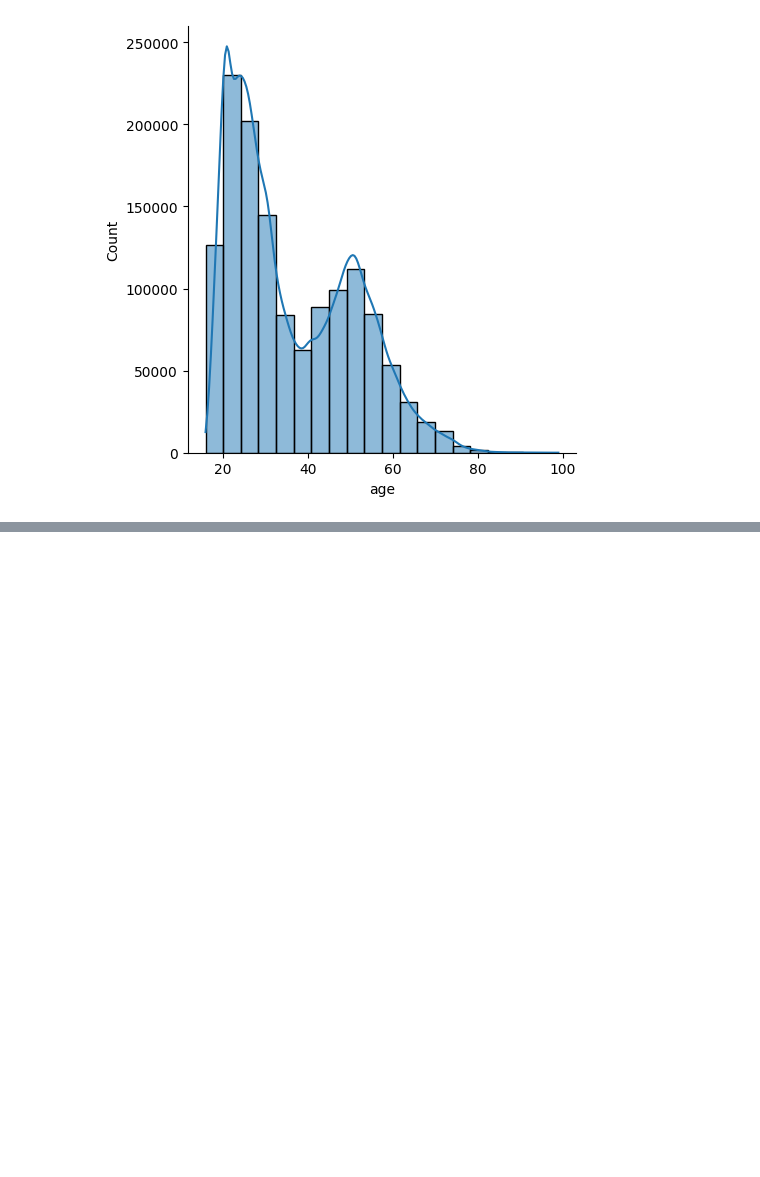
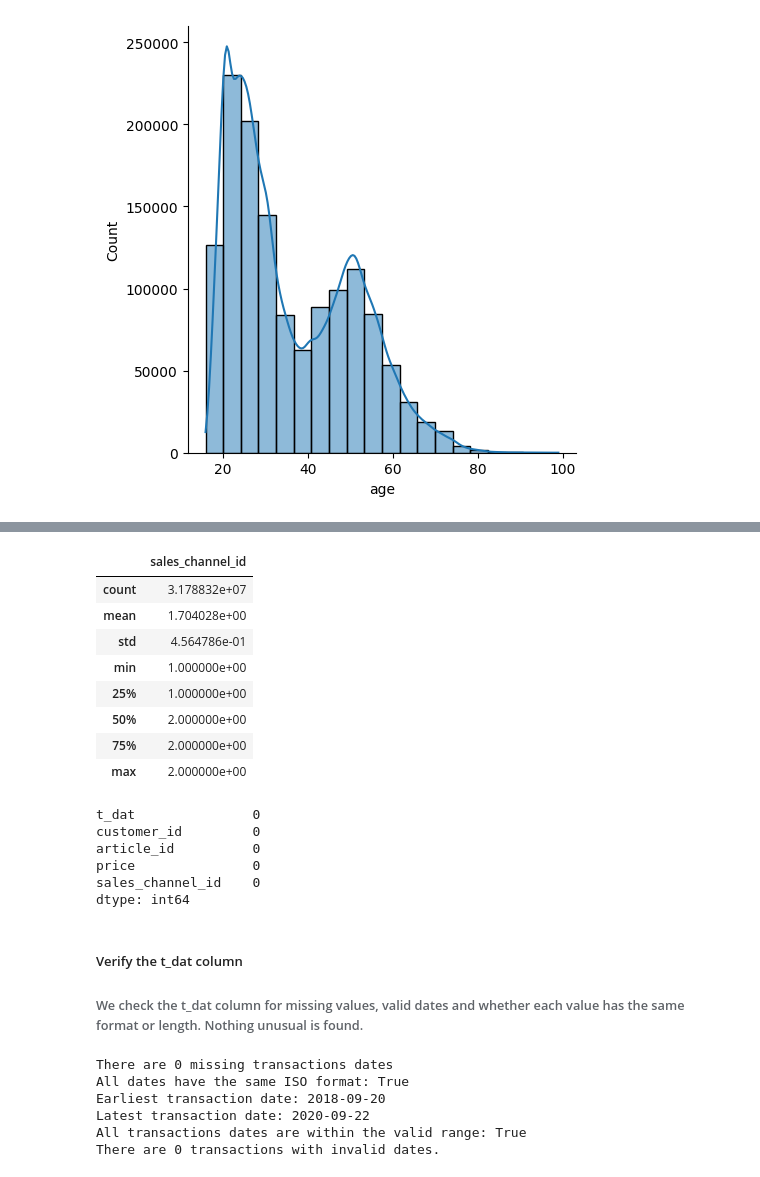
Before and after one commit to LienM/ai-project-23-24, a Jupyter notebook: MaksimKarnaukh/EDA.ipynb, the cells around one changed output, grey strips where cells are left out. Drawn from its saved outputs; the diff is of its cells as text; code cells hidden in the pictures; blank space fills up the shorter version.

```diff
--- a/MaksimKarnaukh/EDA.ipynb
+++ b/MaksimKarnaukh/EDA.ipynb
@@ -371,0 +544,36 @@ graphs_by_age_group(customers)
+# %%
+# Summary statistics of numerical columns
+transactions_train.describe()
+# %% [output]
+|  | sales_channel_id |
+| count | 3.178832e+07 |
+| mean | 1.704028e+00 |
+| std | 4.564786e-01 |
+| min | 1.000000e+00 |
+| 25% | 1.000000e+00 |
+| 50% | 2.000000e+00 |
+| 75% | 2.000000e+00 |
+| max | 2.000000e+00 |
+# %%
+# Number of missing values in each column
+transactions_train.isna().sum()
+# %% [output]
+t_dat               0
+customer_id         0
+article_id          0
+price               0
+sales_channel_id    0
+dtype: int64
+# %% [markdown]
+##### Verify the t_dat column
+###### We check the t_dat column for missing values, valid dates and whether each value has the same format or length. Nothing unusual is found.
+# %%
+# Check for missing values, valid dates and format of t_dat column
+verify_purchase_dates(transactions_train)
+# %% [output]
+There are 0 missing transactions dates
+All dates have the same ISO format: True
+Earliest transaction date: 2018-09-20
+Latest transaction date: 2020-09-22
+All transactions dates are within the valid range: True
+There are 0 transactions with invalid dates.
```
Also changed, not shown: parts of 60 cells of this notebook, 1 other file.
